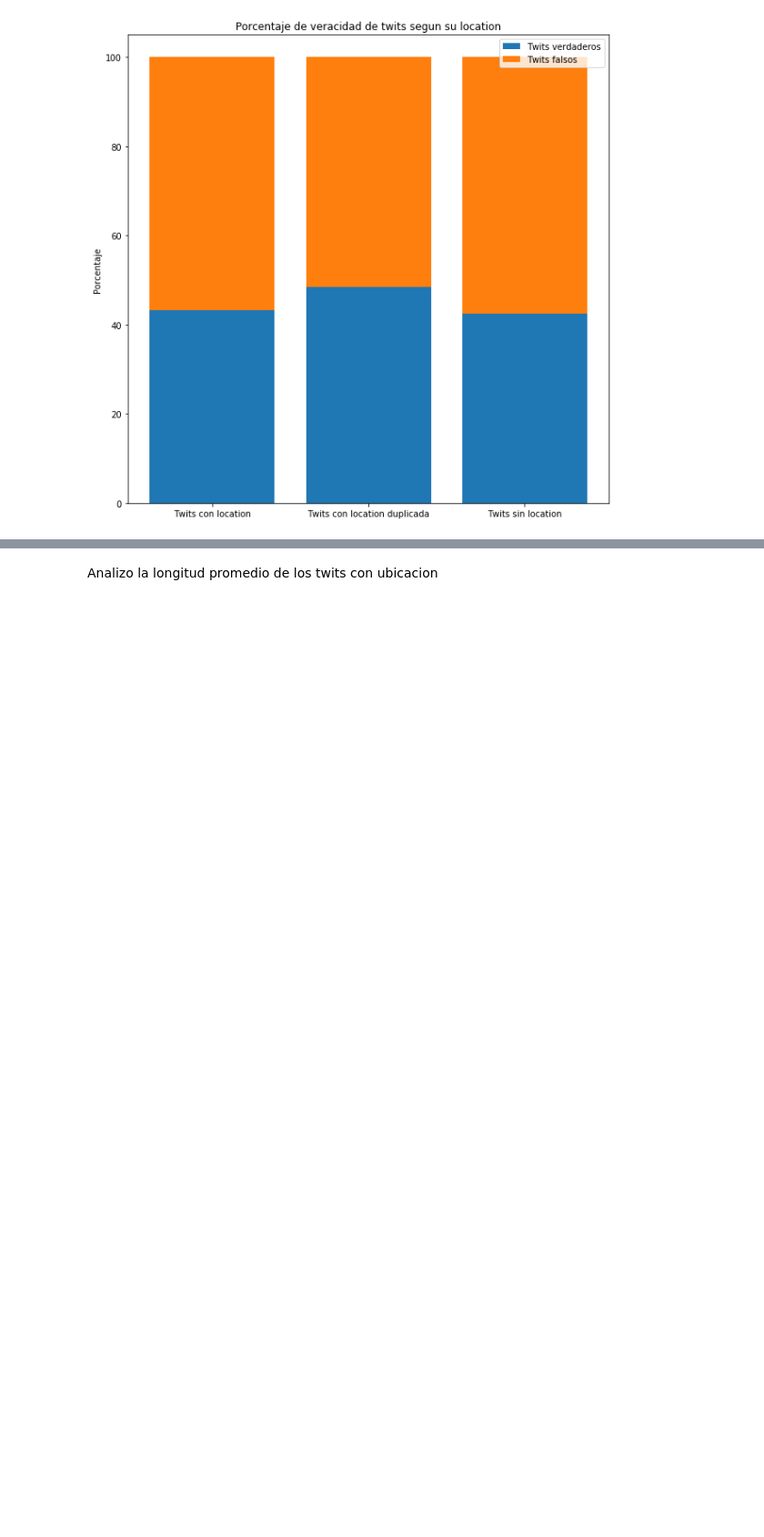
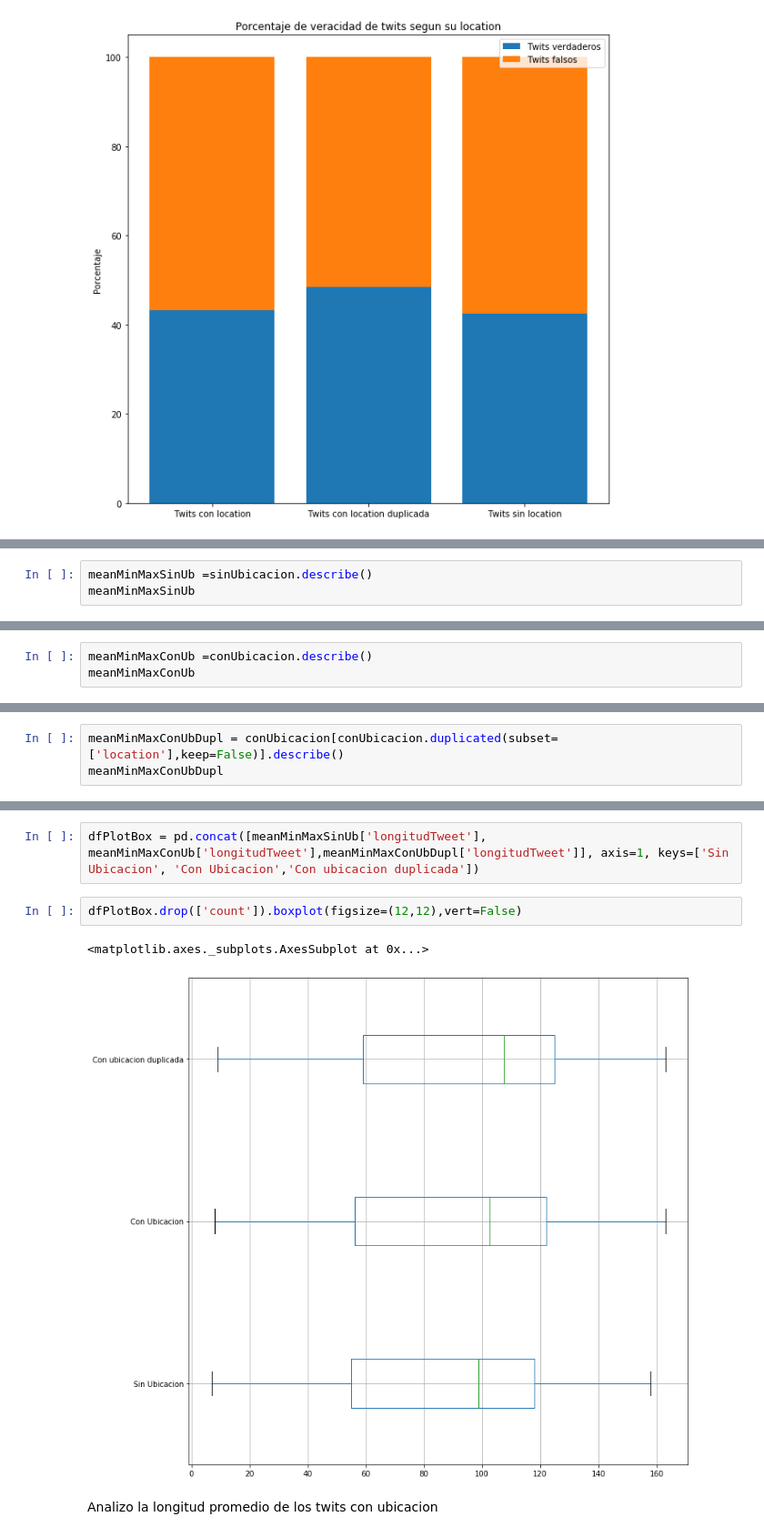
Before and after one commit to NicolasRFL/OrgaDatosTP, a Jupyter notebook: LocationIncompleto.ipynb, the cells around one changed output, grey strips where cells are left out. Shown: that part at 91% size. Cells and saved outputs as stored; diff of their text form; blank space fills up the shorter version.

```diff
--- a/LocationIncompleto.ipynb
+++ b/LocationIncompleto.ipynb
@@ -108,0 +120,3 @@ Analizo la longitud promedio de los twits sin ubicacion
+# %%
+meanMinMaxSinUb =sinUbicacion.describe()
+meanMinMaxSinUb
@@ -108,0 +133,3 @@ Analizo la longitud promedio de los twits sin ubicacion
+# %%
+meanMinMaxConUb =conUbicacion.describe()
+meanMinMaxConUb
@@ -108,0 +146,3 @@ Analizo la longitud promedio de los twits sin ubicacion
+# %%
+meanMinMaxConUbDupl = conUbicacion[conUbicacion.duplicated(subset=['location'],keep=False)].describe()
+meanMinMaxConUbDupl
@@ -109,2 +159,9 @@ Analizo la longitud promedio de los twits sin ubicacion
+# %%
+dfPlotBox = pd.concat([meanMinMaxSinUb['longitudTweet'], meanMinMaxConUb['longitudTweet'],meanMinMaxConUbDupl['longitudTweet']], axis=1, keys=['Sin Ubicacion', 'Con Ubicacion','Con ubicacion duplicada'])
+# %%
+dfPlotBox.drop(['count']).boxplot(figsize=(12,12),vert=False)
+# %% [output]
+<matplotlib.axes._subplots.AxesSubplot at 0x...>
+[figure, added]
 # %% [markdown]
 Analizo la longitud promedio de los twits con ubicacion
```
Also changed, not shown: parts of 8 cells of this notebook.
